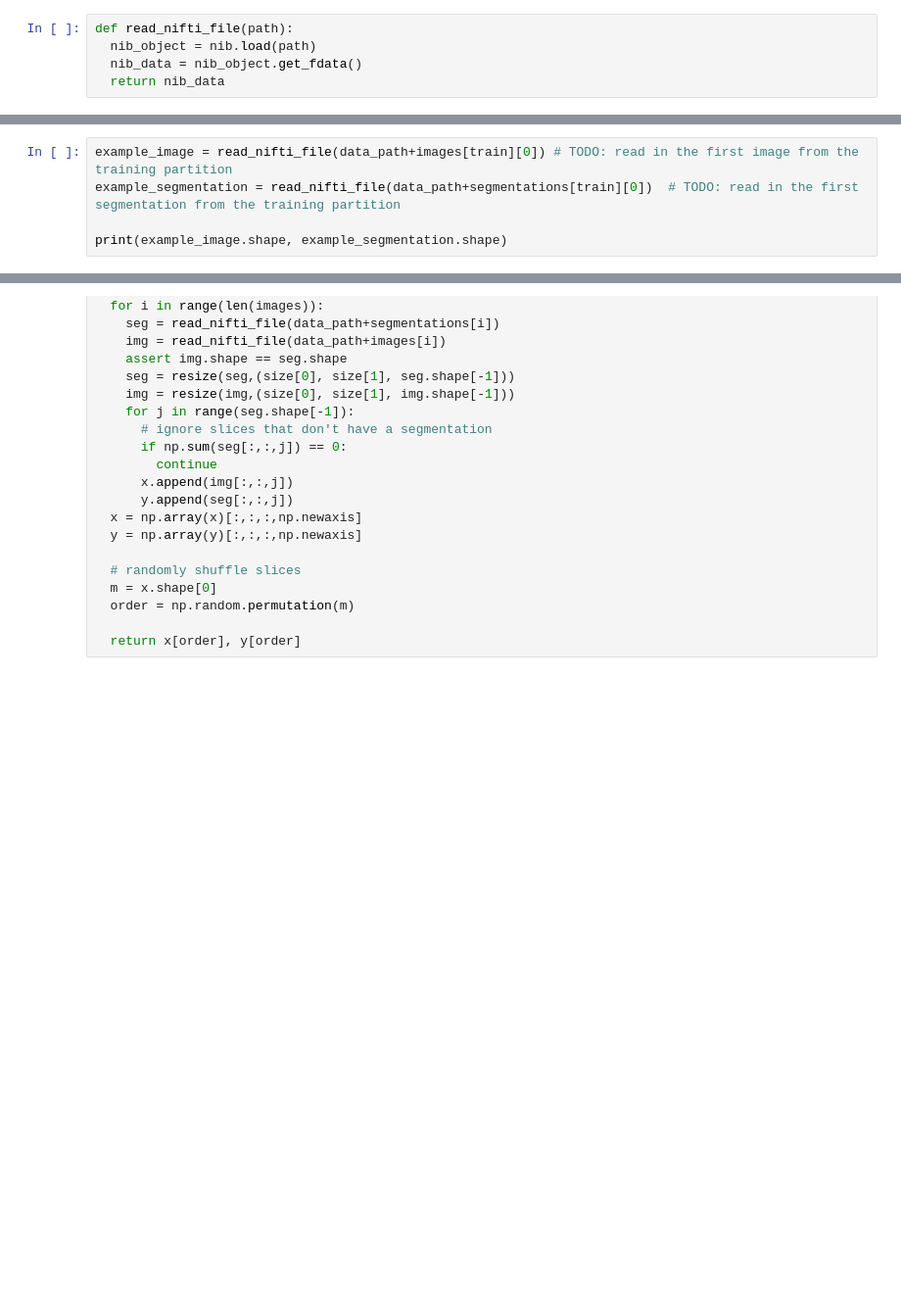
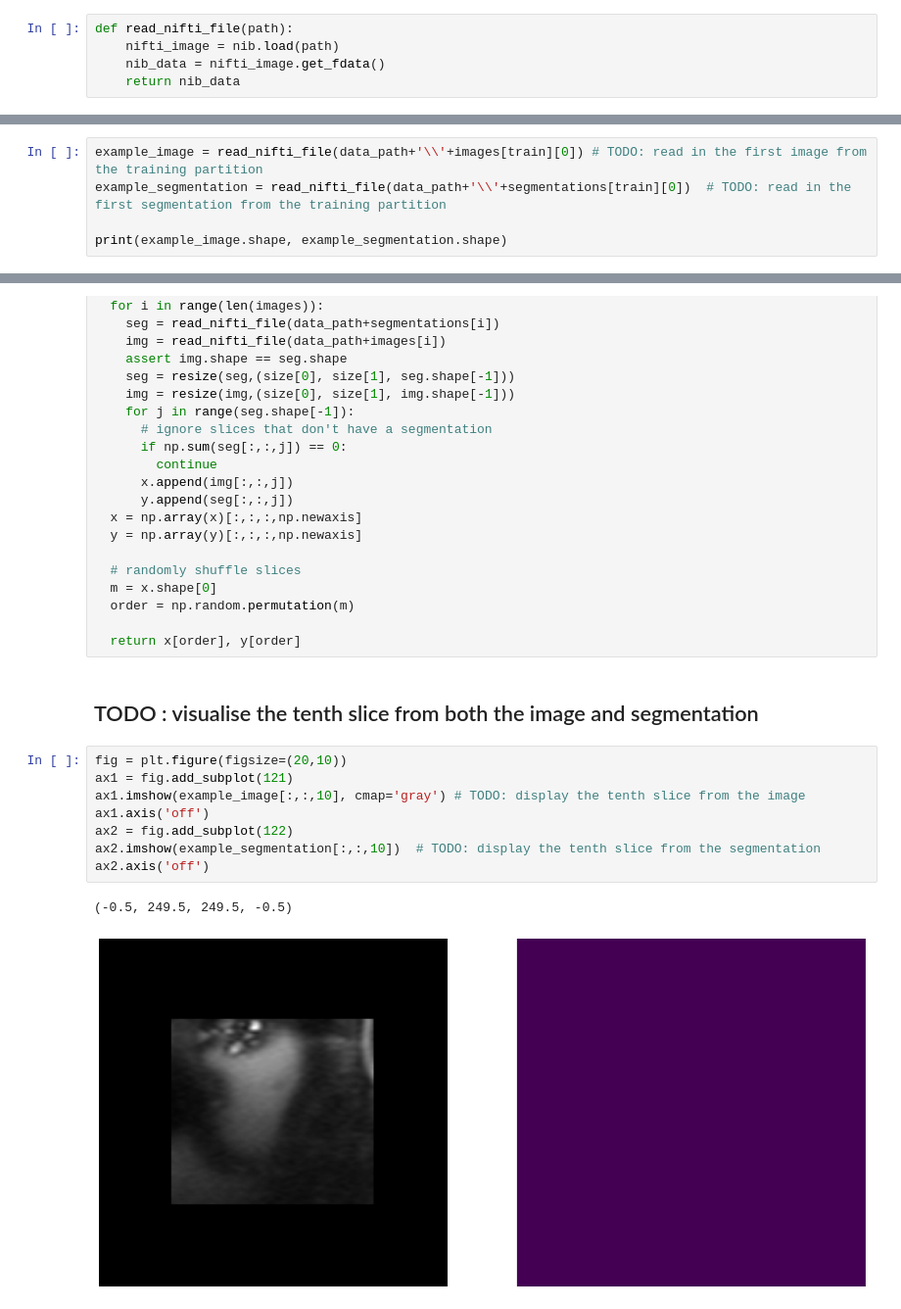
Before and after one commit to EmmaSchmidt2021/Kidney-Segmentation-Jupyter, a Jupyter notebook: Kidney Segmentation Training -checkpoint.ipynb, the cells around one changed output, grey strips where cells are left out. Shown at 98% size. Drawn from its saved outputs; the diff is of its cells as text; blank space fills up the shorter version.

```diff
--- a/Kidney Segmentation Training -checkpoint.ipynb
+++ b/Kidney Segmentation Training -checkpoint.ipynb
@@ -240,8 +241,8 @@ assert list(np.intersect1d(train, test)) == []
 assert list(np.intersect1d(valid, test)) == []
 # %% [markdown]
 Below are is a helper function that demonstrates how to read a .nii.gz file with [nibabel](https://nipy.org/nibabel/).
-# %%
-def read_nifti_file(path):
-  nib_object = nib.load(path)
-  nib_data = nib_object.get_fdata()
-  return nib_data
+# %%
+def read_nifti_file(path):
+    nifti_image = nib.load(path)
+    nib_data = nifti_image.get_fdata()
+    return nib_data
@@ -248,5 +255,5 @@ def read_nifti_file(path):
 # %%
-example_image = read_nifti_file(data_path+images[train][0]) # TODO: read in the first image from the training partition
-example_segmentation = read_nifti_file(data_path+segmentations[train][0])  # TODO: read in the first segmentation from the training partition
+example_image = read_nifti_file(data_path+'\\'+images[train][0]) # TODO: read in the first image from the training partition
+example_segmentation = read_nifti_file(data_path+'\\'+segmentations[train][0])  # TODO: read in the first segmentation from the training partition
 
 print(example_image.shape, example_segmentation.shape)
@@ -282,3 +294,16 @@ def retrieve_images_and_segmentations(data_path, images, segmentations, size=(64
   order = np.random.permutation(m)
 
   return x[order], y[order]
+# %% [markdown]
+## TODO : visualise the tenth slice from both the image and segmentation
+# %%
+fig = plt.figure(figsize=(20,10))
+ax1 = fig.add_subplot(121)
+ax1.imshow(example_image[:,:,10], cmap='gray') # TODO: display the tenth slice from the image
+ax1.axis('off')
+ax2 = fig.add_subplot(122)
+ax2.imshow(example_segmentation[:,:,10])  # TODO: display the tenth slice from the segmentation
+ax2.axis('off')
+# %% [output]
+(-0.5, 249.5, 249.5, -0.5)
+[figure, added]
```
Also changed, not shown: parts of 27 cells of this notebook.
